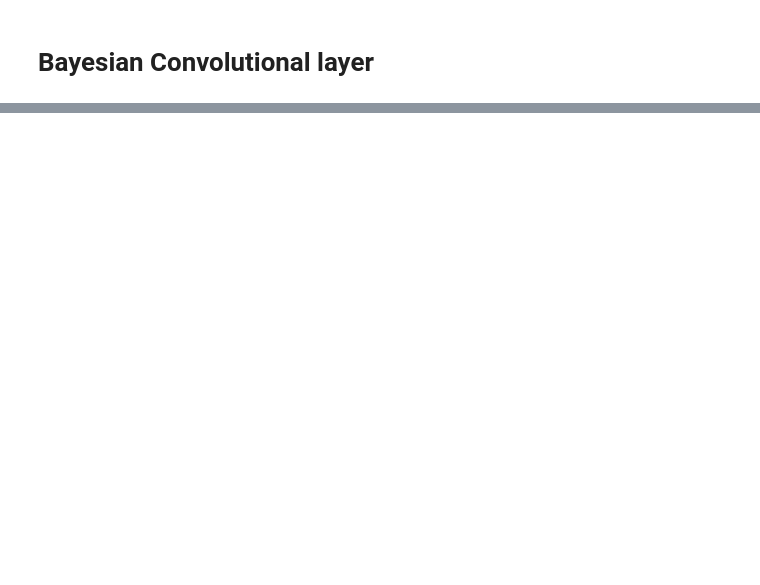
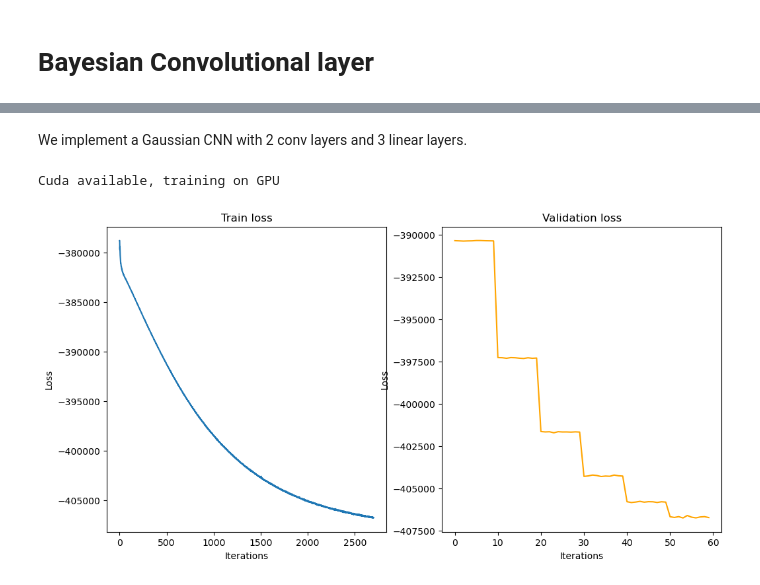
Before and after one commit to Malthe57/MastersThesis, a Jupyter notebook: notebooks/BNN_banana.ipynb, the cells around one changed output, grey strips where cells are left out. Saved outputs shown, nothing was run; the diff lists cells and outputs as text; code cells hidden in the pictures; blank space fills up the shorter version.

```diff
--- a/notebooks/BNN_banana.ipynb
+++ b/notebooks/BNN_banana.ipynb
@@ -460,6 +452,6 @@ plt.show()
 # %%
 class BayesianConvLayer(nn.Module):
-    def __init__(self, in_channels, out_channels, kernel_size, stride=1, padding=0, dilation=1):
+    def __init__(self, in_channels, out_channels, kernel_size, stride=1, padding=0, dilation=1, device='cpu', pi=0.5, sigma1=torch.exp(torch.tensor(0)), sigma2=torch.tensor(0.3)):
         super().__init__()
         """
         """
@@ -470,6 +462,7 @@ class BayesianConvLayer(nn.Module):
         self.padding = padding
         self.dilation = dilation
 
+
         # initialise mu and rho parameters so they get updated in backpropagation
         # use *kernel_size instead of writing (_, _, kernel_size, kernel_size)
         self.weight_mu = nn.Parameter(torch.Tensor(in_channels, out_channels, *kernel_size).uniform_(-0.2, 0.2))
@@ -478,12 +471,12 @@ class BayesianConvLayer(nn.Module):
         self.bias_rho = nn.Parameter(torch.Tensor(out_channels).uniform_(-5, -4))
 
         # initialise priors
-        self.weight_prior = ScaleMixturePrior()
-        self.bias_prior = ScaleMixturePrior()
+        self.weight_prior = ScaleMixturePrior(pi, sigma1, sigma2, device=device)
+        self.bias_prior = ScaleMixturePrior(pi, sigma1, sigma2, device=device)
 
         # initialise variational posteriors
-        self.weight_posterior = Gaussian(self.weight_mu.permute(1,0,2,3), self.weight_rho.permute(1,0,2,3))
-        self.bias_posterior = Gaussian(self.bias_mu, self.bias_rho)
+        self.weight_posterior = Gaussian(self.weight_mu.permute(1,0,2,3).to(device), self.weight_rho.permute(1,0,2,3).to(device), device=device)
+        self.bias_posterior = Gaussian(self.bias_mu, self.bias_rho, device=device)
 
     def forward(self, x, inference=False):
 
@@ -535,3 +502,5 @@ torch.Size([512, 72, 30, 30])
+# %% [markdown]
+We implement a Gaussian CNN with 2 conv layers and 3 linear layers.
 # %%
 class BayesianConvNeuralNetwork(nn.Module):
     def __init__(self, hidden_units1, hidden_units2, channels1, channels2, device="cpu"):
@@ -624,13 +586,15 @@ class BayesianConvNeuralNetwork(nn.Module):
         return loss, log_prior, log_variational_posterior, NLL
 # %%
+#load/download CIFAR10
+# https://github.com/kuangliu/pytorch-cifar/issues/19 normalisation values
 transform = transform = transforms.Compose(
     [transforms.ToTensor(),
      transforms.Normalize((0.4914, 0.4822, 0.4465), (0.247, 0.243, 0.261))])
 
 CIFAR_traindata = torchvision.datasets.CIFAR10(root="../data/", train=True, transform = transform, download=False)
 CIFAR_train, CIFAR_val = torch.utils.data.random_split(CIFAR_traindata, [int(len(CIFAR_traindata)*0.9), int(len(CIFAR_traindata)*0.1)])
+CIFAR_test = torchvision.datasets.CIFAR10(root="../data/", train=False, transform = transform, download=False)
 
-CIFAR_test = torchvision.datasets.CIFAR10(root="../data/", train=False, transform = transform, download=False)
+CIFAR_trainloader = DataLoader(CIFAR_train, batch_size=500, shuffle=True, pin_memory=True)
+CIFAR_valloader = DataLoader(CIFAR_val, batch_size=500, shuffle=True, pin_memory=True)
+CIFAR_testloader = DataLoader(CIFAR_test, batch_size=500, shuffle=False, pin_memory=True)
-# %%
-device = "cpu"
-model =
@@ -636,0 +705,15 @@ model =
+# %%
+device = torch.device("cuda:0" if torch.cuda.is_available() else "cpu")
+# device = 'cpu'
+
+# create model
+BNN_model = BayesianConvNeuralNetwork(hidden_units1=32, hidden_units2=128, channels1=32, channels2=64, device=device)
+BNN_model = BNN_model.to(device)
+optimizer = torch.optim.Adam(BNN_model.parameters(), lr=1e-4)
+
+losses, log_priors, log_variational_posteriors, NLLs, val_losses = train_BNN_classification(BNN_model, optimizer, CIFAR_trainloader, CIFAR_valloader, epochs=30, model_name='C_BNN', val_every_n_epochs=5, device=device)
+
+plot_loss(losses, val_losses)
+# %% [output]
+Cuda available, training on GPU
+[figure, added]
```
Also changed, not shown: parts of 25 cells of this notebook, 17 other files.
